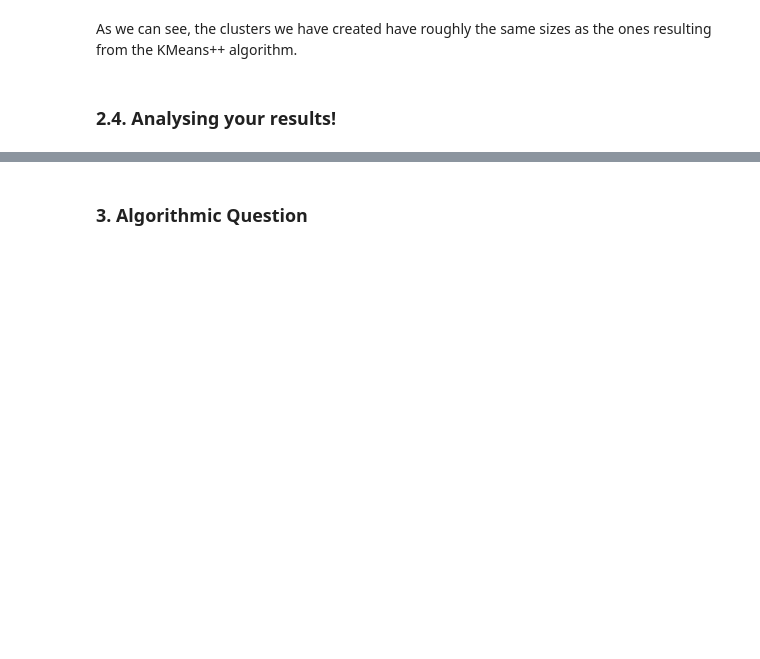
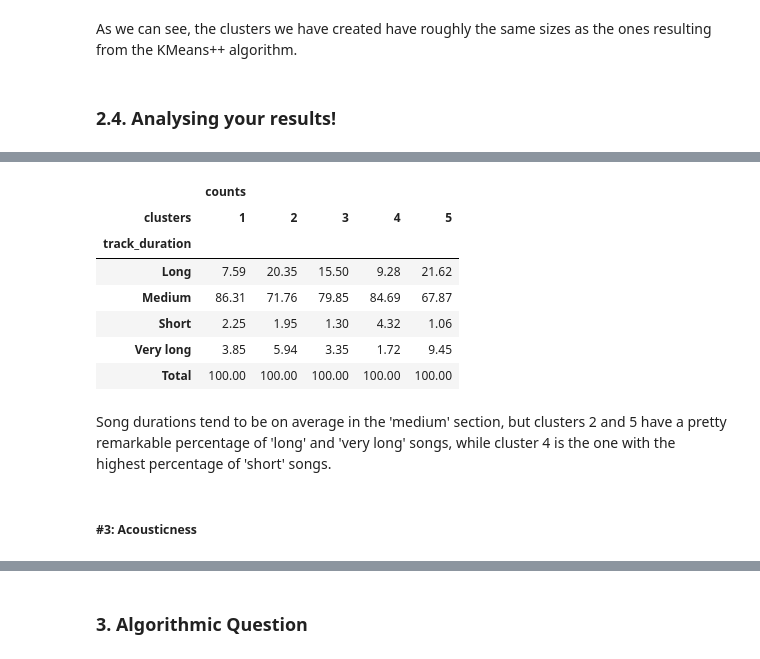
Before and after one commit to alessandro12036/adm_hw4, a Jupyter notebook: ex2.ipynb, the cells around one changed output, grey strips where cells are left out. Cells and saved outputs as stored; diff of their text form; code cells hidden in the pictures; blank space fills up the shorter version.

```diff
--- a/ex2.ipynb
+++ b/ex2.ipynb
@@ -372,0 +437,26 @@ As we can see, the clusters we have created have roughly the same sizes as the o
+# %%
+merged['track_duration'] = merged['track_duration'].apply(pd.to_numeric)
+for i in range(len(merged)):
+    if merged['track_duration'].iloc[i] < 60:
+        merged['track_duration'].iloc[i] = 'Short'
+    elif 60 <= merged['track_duration'].iloc[i] < 300:
+        merged['track_duration'].iloc[i] = 'Medium'
+    elif 300 <= merged['track_duration'].iloc[i] < 480:
+        merged['track_duration'].iloc[i] = 'Long'
+    elif merged['track_duration'].iloc[i] >= 480:
+        merged['track_duration'].iloc[i] = 'Very long'
+# %%
+pivot(merged, 'track_duration')
+# %% [output]
+|  | counts |  |  |  |  |
+| clusters | 1 | 2 | 3 | 4 | 5 |
+| track_duration |  |  |  |  |  |
+| Long | 7.59 | 20.35 | 15.50 | 9.28 | 21.62 |
+| Medium | 86.31 | 71.76 | 79.85 | 84.69 | 67.87 |
+| Short | 2.25 | 1.95 | 1.30 | 4.32 | 1.06 |
+| Very long | 3.85 | 5.94 | 3.35 | 1.72 | 9.45 |
+| Total | 100.00 | 100.00 | 100.00 | 100.00 | 100.00 |
+# %% [markdown]
+Song durations tend to be on average in the 'medium' section, but clusters 2 and 5 have a pretty remarkable percentage of 'long' and 'very long' songs, while cluster 4 is the one with the highest percentage of 'short' songs.
+# %% [markdown]
+##### #3: Acousticness
```
Also changed, not shown: parts of 64 cells of this notebook.
